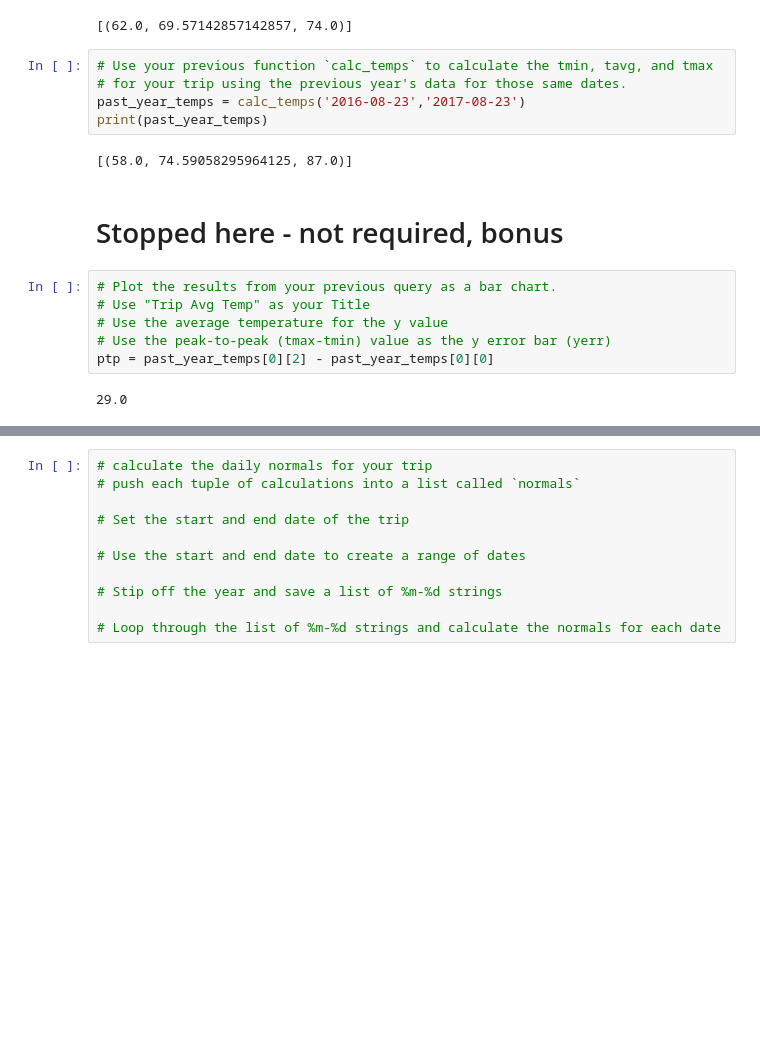
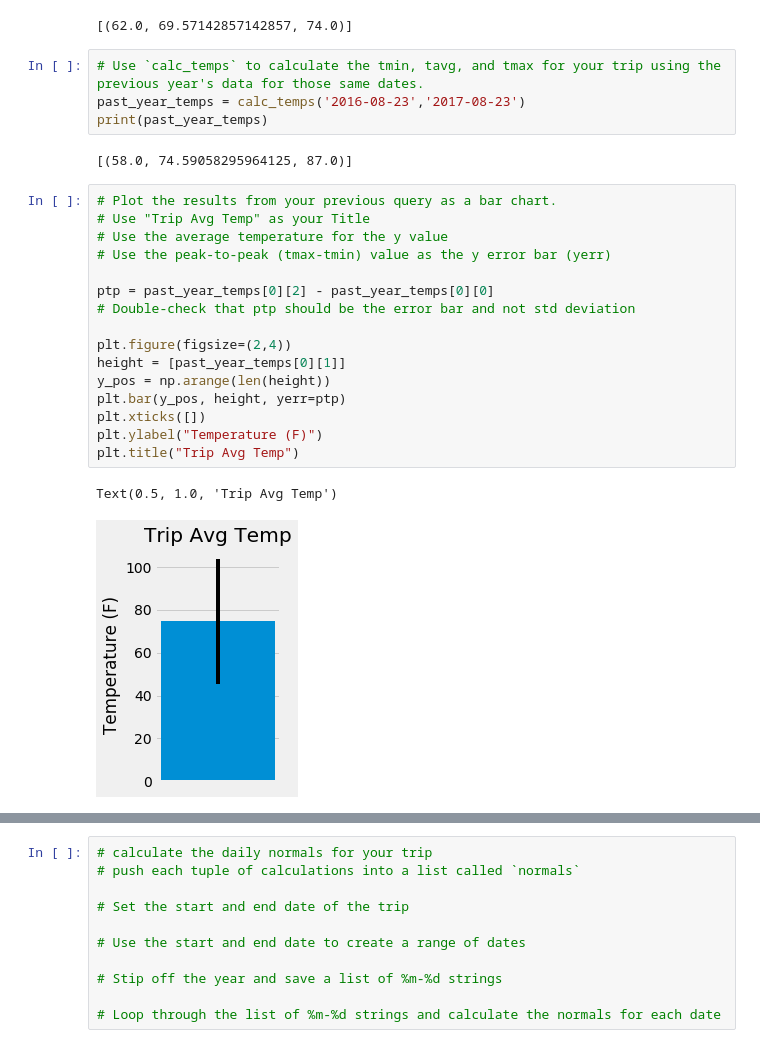
Before and after one commit to skonkiel/hawaii-weather-analysis, a Jupyter notebook: climate_starter.ipynb, the cells around one changed output, grey strips where cells are left out. Cells and saved outputs as stored; diff of their text form; blank space fills up the shorter version.

Commit message:
bonus questions

```diff
--- a/climate_starter.ipynb
+++ b/climate_starter.ipynb
@@ -206,22 +254,30 @@ print(calc_temps('2012-02-28', '2012-03-05'))
 # %% [output]
 [(62.0, 69.57142857142857, 74.0)]
 # %%
-# Use your previous function `calc_temps` to calculate the tmin, tavg, and tmax
-# for your trip using the previous year's data for those same dates.
+# Use `calc_temps` to calculate the tmin, tavg, and tmax for your trip using the previous year's data for those same dates.
 past_year_temps = calc_temps('2016-08-23','2017-08-23')
 print(past_year_temps)
 # %% [output]
 [(58.0, 74.59058295964125, 87.0)]
-# %% [markdown]
-# Stopped here - not required, bonus
 # %%
 # Plot the results from your previous query as a bar chart.
 # Use "Trip Avg Temp" as your Title
 # Use the average temperature for the y value
 # Use the peak-to-peak (tmax-tmin) value as the y error bar (yerr)
+
 ptp = past_year_temps[0][2] - past_year_temps[0][0]
+# Double-check that ptp should be the error bar and not std deviation
+
+plt.figure(figsize=(2,4))
+height = [past_year_temps[0][1]]
+y_pos = np.arange(len(height))
+plt.bar(y_pos, height, yerr=ptp)
+plt.xticks([])
+plt.ylabel("Temperature (F)")
+plt.title("Trip Avg Temp")
 # %% [output]
-29.0
+Text(0.5, 1.0, 'Trip Avg Temp')
+[figure, added]
 # %%
 # Calculate the total amount of rainfall per weather station for your trip dates using the previous year's matching dates.
 # Sort this in descending order by precipitation amount and list the station, name, latitude, longitude, and elevation
```
Also changed, not shown: parts of 8 cells of this notebook, 1 other file.
